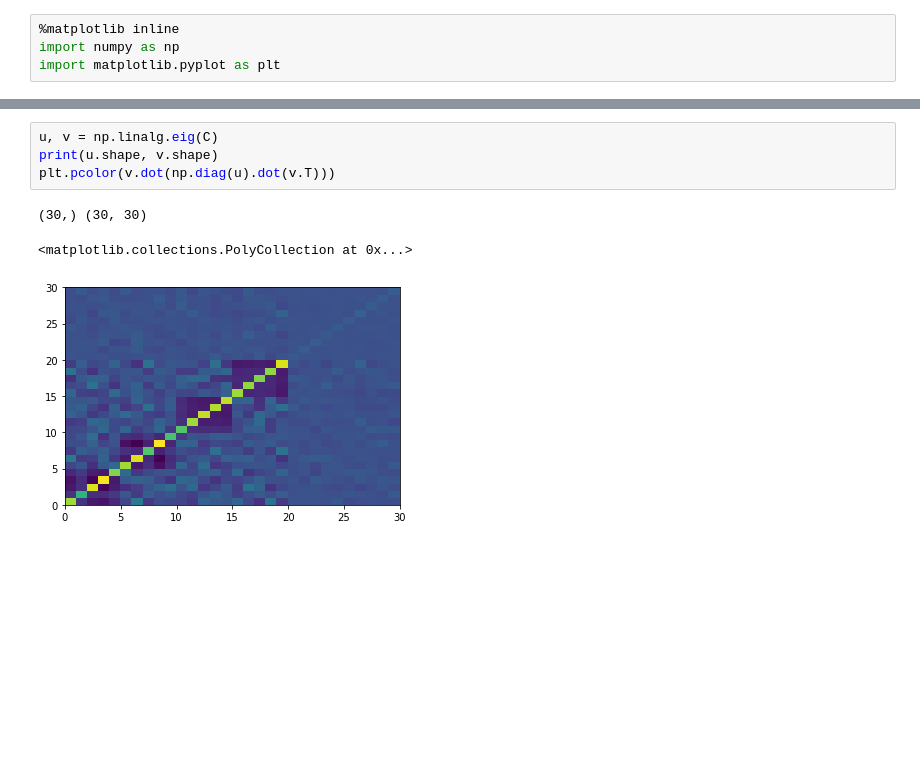
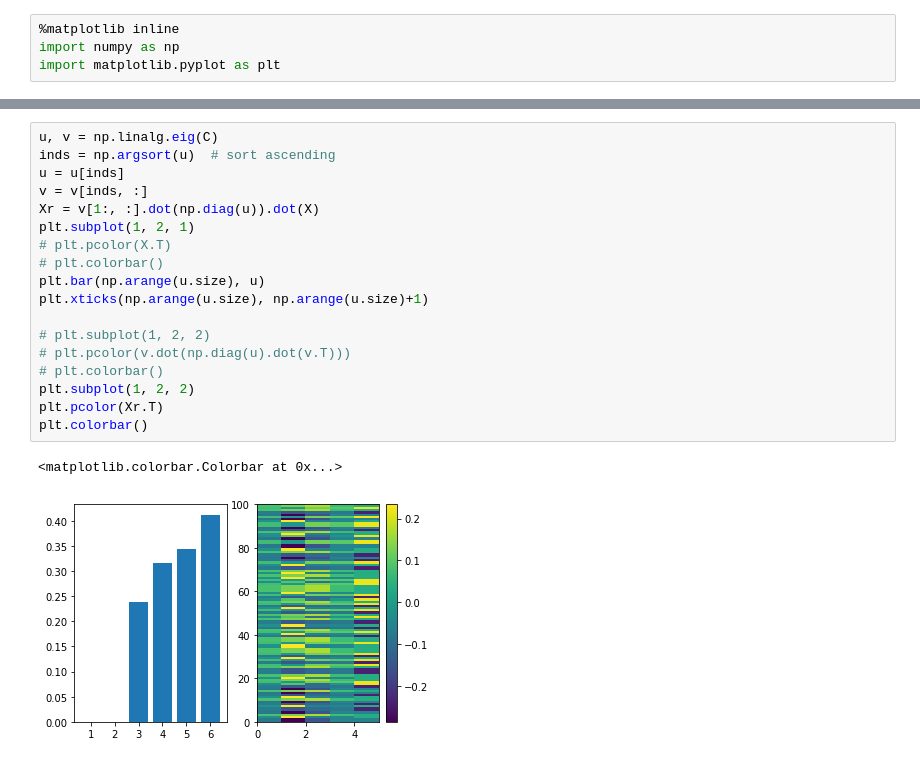
Before and after one commit to nicococo/tilitools, a Jupyter notebook: notebooks/categorical_features.ipynb, the cells around one changed output, grey strips where cells are left out. Cells and saved outputs as stored; diff of their text form; blank space fills up the shorter version.

```diff
--- a/notebooks/categorical_features.ipynb
+++ b/notebooks/categorical_features.ipynb
@@ -27,8 +59,21 @@ plt.colorbar()
-# %%
-u, v = np.linalg.eig(C)
-print(u.shape, v.shape)
-plt.pcolor(v.dot(np.diag(u).dot(v.T)))
-# %% [output]
-(30,) (30, 30)
-<matplotlib.collections.PolyCollection at 0x...>
-[figure, removed]
+# %%
+u, v = np.linalg.eig(C)
+inds = np.argsort(u)  # sort ascending
+u = u[inds]
+v = v[inds, :]
+Xr = v[1:, :].dot(np.diag(u)).dot(X)
+plt.subplot(1, 2, 1)
+# plt.pcolor(X.T)
+# plt.colorbar()
+plt.bar(np.arange(u.size), u)
+plt.xticks(np.arange(u.size), np.arange(u.size)+1)
+
+# plt.subplot(1, 2, 2)
+# plt.pcolor(v.dot(np.diag(u).dot(v.T)))
+# plt.colorbar()
+plt.subplot(1, 2, 2)
+plt.pcolor(Xr.T)
+plt.colorbar()
+# %% [output]
+<matplotlib.colorbar.Colorbar at 0x...>
+[figure, added]
```
Also changed, not shown: parts of 4 cells of this notebook, 1 other file.
